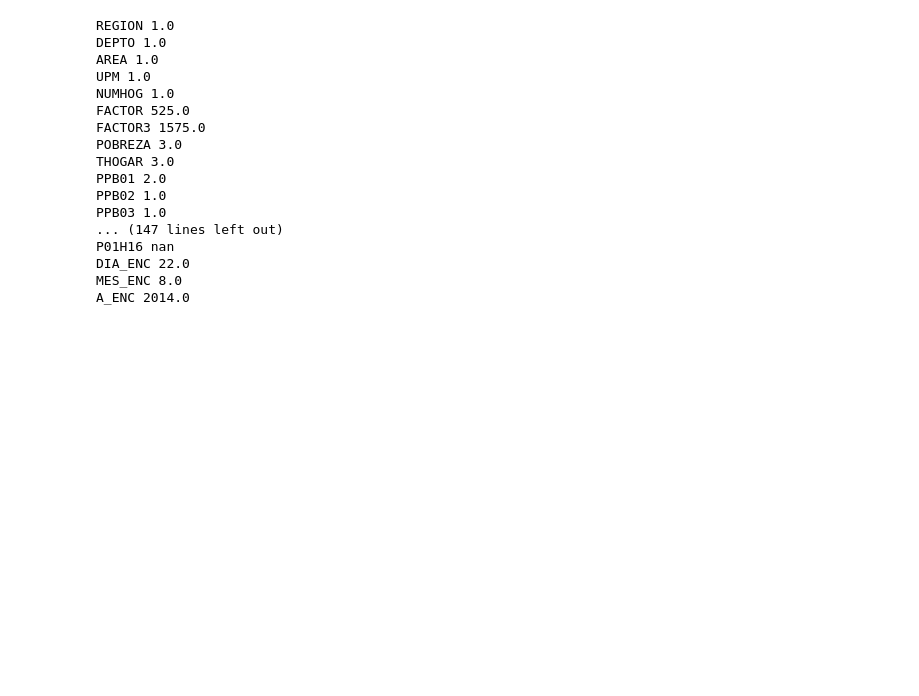
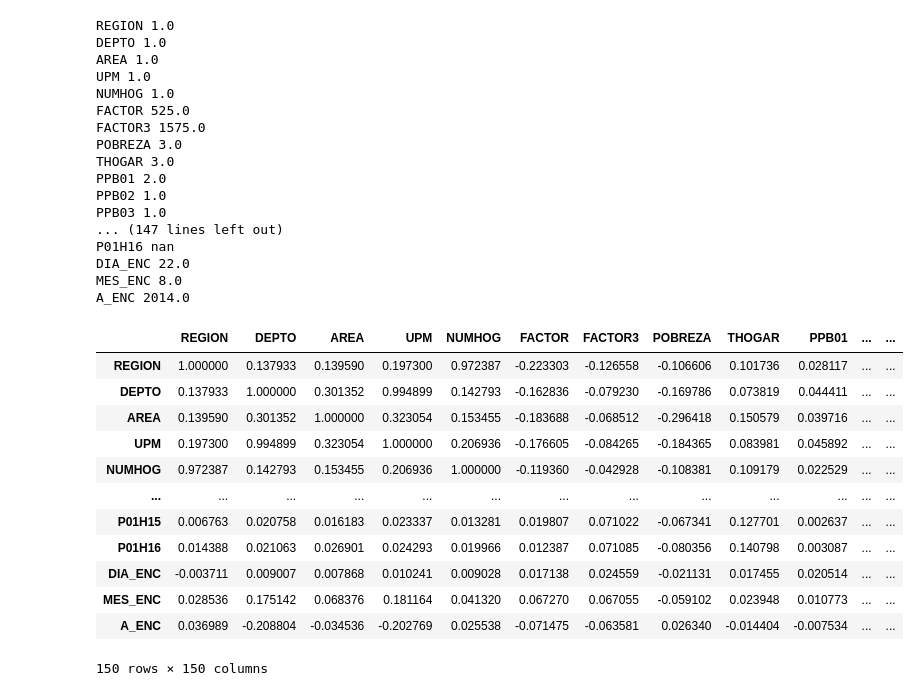
Before and after one commit to ChristopherG19/UVG_DS_Lab10, a Jupyter notebook: Laboratorio_10.ipynb, the cells around one changed output. Cells and saved outputs as stored; diff of their text form; code cells hidden in the pictures; blank space fills up the shorter version.

```diff
--- a/Laboratorio_10.ipynb
+++ b/Laboratorio_10.ipynb
@@ -129,3 +215,21 @@ df_Hogar['P01B03'].fillna(0, inplace=True) # Asumimos que el nan significa que n
+# %%
+# Mariz de correlación
+correlation_matrix = df_Hogar.corr()
+correlation_matrix
+# %% [output]
+|  | REGION | DEPTO | AREA | UPM | NUMHOG | FACTOR | FACTOR3 | POBREZA | THOGAR | PPB01 | ... | ... |
+| REGION | 1.000000 | 0.137933 | 0.139590 | 0.197300 | 0.972387 | -0.223303 | -0.126558 | -0.106606 | 0.101736 | 0.028117 | ... | ... |
+| DEPTO | 0.137933 | 1.000000 | 0.301352 | 0.994899 | 0.142793 | -0.162836 | -0.079230 | -0.169786 | 0.073819 | 0.044411 | ... | ... |
+| AREA | 0.139590 | 0.301352 | 1.000000 | 0.323054 | 0.153455 | -0.183688 | -0.068512 | -0.296418 | 0.150579 | 0.039716 | ... | ... |
+| UPM | 0.197300 | 0.994899 | 0.323054 | 1.000000 | 0.206936 | -0.176605 | -0.084265 | -0.184365 | 0.083981 | 0.045892 | ... | ... |
+| NUMHOG | 0.972387 | 0.142793 | 0.153455 | 0.206936 | 1.000000 | -0.119360 | -0.042928 | -0.108381 | 0.109179 | 0.022529 | ... | ... |
+| ... | ... | ... | ... | ... | ... | ... | ... | ... | ... | ... | ... | ... |
+| P01H15 | 0.006763 | 0.020758 | 0.016183 | 0.023337 | 0.013281 | 0.019807 | 0.071022 | -0.067341 | 0.127701 | 0.002637 | ... | ... |
+| P01H16 | 0.014388 | 0.021063 | 0.026901 | 0.024293 | 0.019966 | 0.012387 | 0.071085 | -0.080356 | 0.140798 | 0.003087 | ... | ... |
+| DIA_ENC | -0.003711 | 0.009007 | 0.007868 | 0.010241 | 0.009028 | 0.017138 | 0.024559 | -0.021131 | 0.017455 | 0.020514 | ... | ... |
+| MES_ENC | 0.028536 | 0.175142 | 0.068376 | 0.181164 | 0.041320 | 0.067270 | 0.067055 | -0.059102 | 0.023948 | 0.010773 | ... | ... |
+| A_ENC | 0.036989 | -0.208804 | -0.034536 | -0.202769 | 0.025538 | -0.071475 | -0.063581 | 0.026340 | -0.014404 | -0.007534 | ... | ... |
+150 rows × 150 columns
 # %%
 missing_data = df_Hogar.isnull()
 msno.matrix(df_Hogar)
```
Also changed, not shown: parts of 11 cells of this notebook.
